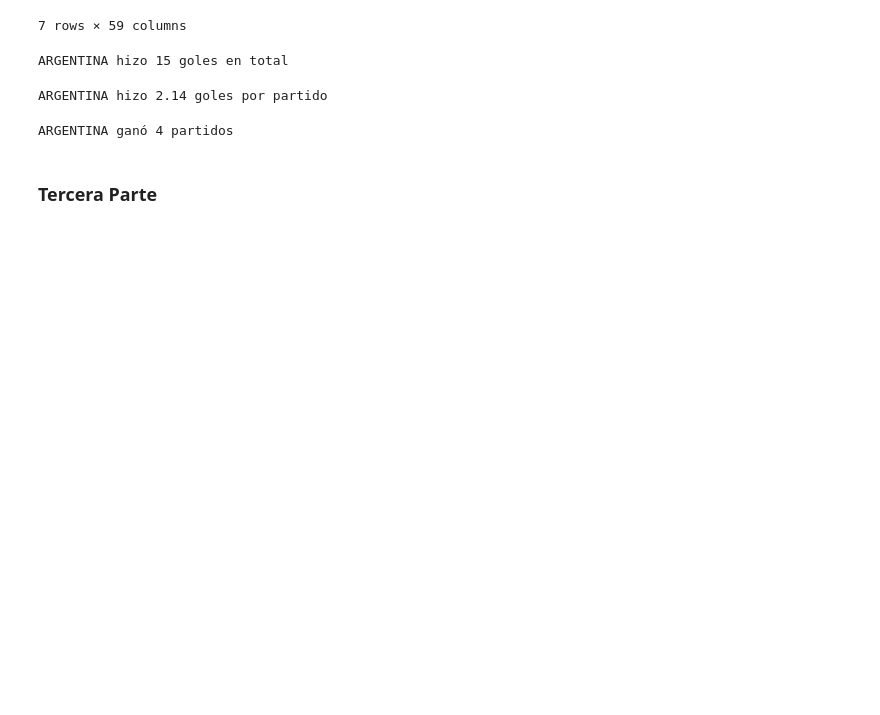
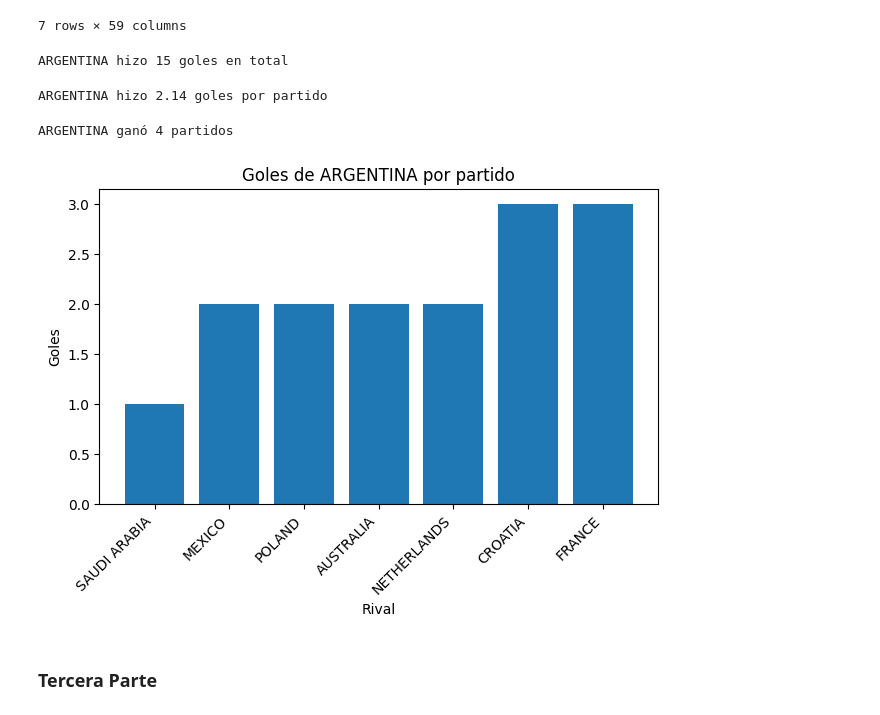
Before and after one commit to santiwinny/tecnologias-emergentes-4d-mundial-qatar-2022-mundial-qatar-2022, a Jupyter notebook: mundial_qatar_2022.ipynb, the cells around one changed output. Saved outputs shown, nothing was run; the diff lists cells and outputs as text; code cells hidden in the pictures; blank space fills up the shorter version.

```diff
--- a/mundial_qatar_2022.ipynb
+++ b/mundial_qatar_2022.ipynb
@@ -233,3 +228,22 @@ fig, ax = plt.subplots()
+# %%
+# Graficar los goles hechos por el equipo en cada partido
+goles_por_partido = partidos.apply(
+    lambda row: row["1_goals"] if row["1"] == equipo else row["2_goals"], axis=1
+)
+rivales = partidos.apply(
+    lambda row: row["2"] if row["1"] == equipo else row["1"], axis=1
+)
+
+fig, ax = plt.subplots()
+ax.bar(rivales, goles_por_partido)
+ax.set_title(f"Goles de {equipo} por partido")
+ax.set_xlabel("Rival")
+ax.set_ylabel("Goles")
+plt.xticks(rotation=45, ha="right")
+plt.tight_layout()
+plt.show()
+# %% [output]
+[figure, added]
 # %% [markdown]
 ### Tercera Parte
 # %%
```
Also changed, not shown: parts of 5 cells of this notebook.
